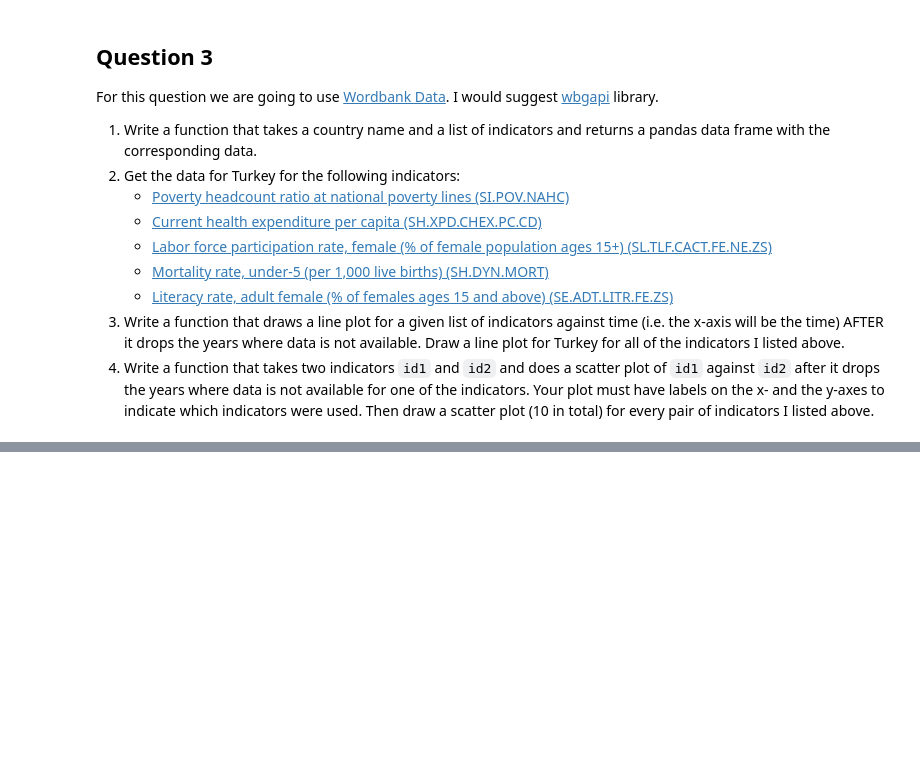
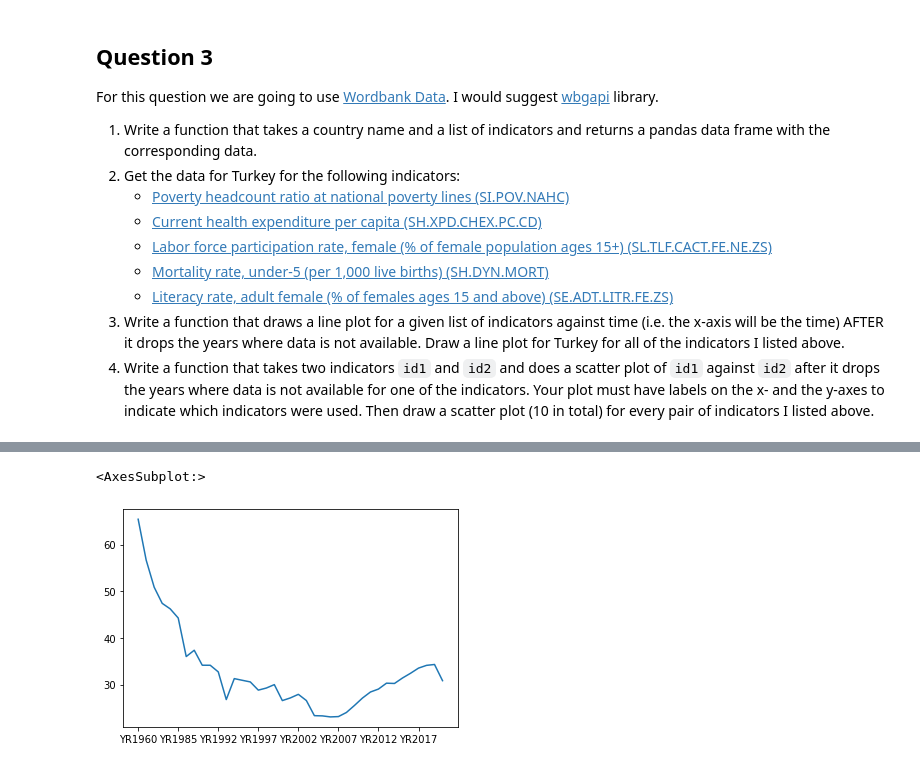
Before and after one commit to ozzden/mat381e, a Jupyter notebook: HW2.ipynb, the cells around one changed output, grey strips where cells are left out. Saved outputs shown, nothing was run; the diff lists cells and outputs as text; code cells hidden in the pictures; blank space fills up the shorter version.

```diff
--- a/HW2.ipynb
+++ b/HW2.ipynb
@@ -407,0 +476,5 @@ For this question we are going to use [Wordbank Data](https://data.worldbank.org
+# %%
+drawLine("TUR","SL.TLF.CACT.FE.NE.ZS")
+# %% [output]
+<AxesSubplot:>
+[figure, added]
```
Also changed, not shown: parts of 23 cells of this notebook.
